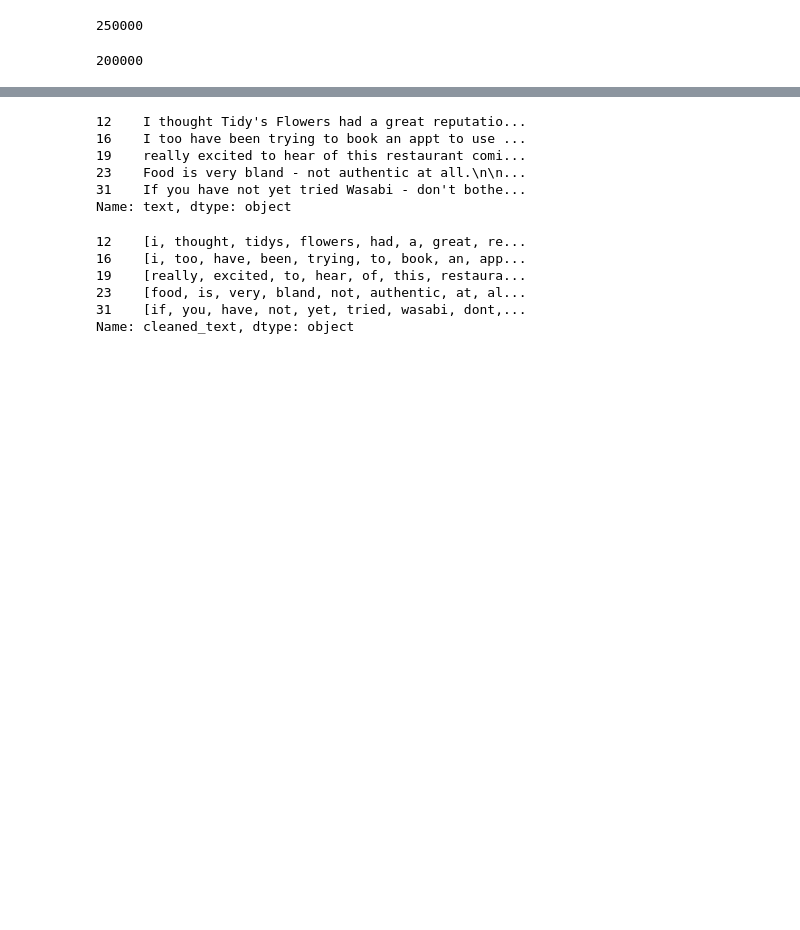
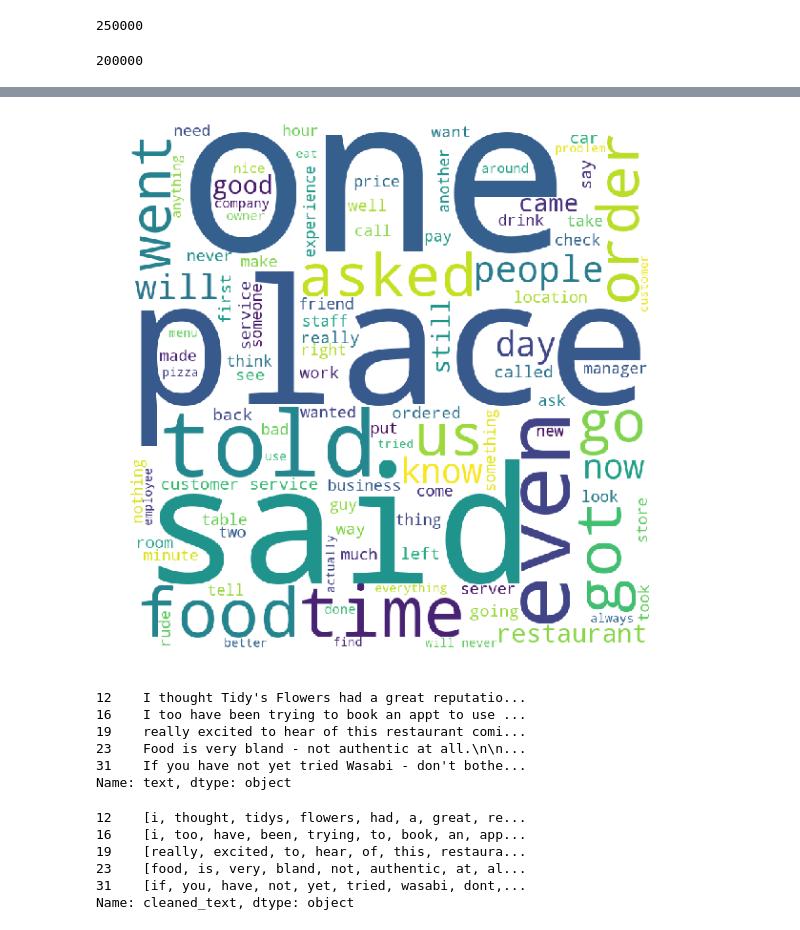
Before and after one commit to karinahou/Springboard-Capstone2-Yelp, a Jupyter notebook: Capstone2_Yelp_Binary.ipynb, the cells around one changed output, grey strips where cells are left out. Saved outputs shown, nothing was run; the diff lists cells and outputs as text; code cells hidden in the pictures; blank space fills up the shorter version.

```diff
--- a/Capstone2_Yelp_Binary.ipynb
+++ b/Capstone2_Yelp_Binary.ipynb
@@ -99,8 +91,7 @@ print(five_star_reviews.head())
 # %%
 #read review text reviews with only 1 star ratings for word cloud
-'''
+
 one_star_reviews = yelp_reviews_equal.loc[(yelp_reviews_equal['stars']==1)]
-one_star_reviews = one_star_reviews.head(40000)
+one_star_reviews = one_star_reviews.head(10000)
 print(one_star_reviews.head())
 print("1 Star Review Size", len(one_star_reviews))
-'''
@@ -149,7 +159,7 @@ plt.show()
 # Python program to generate WordCloud
 
 #word cloud for 10k of 1 star reviews
-'''
+
 wc_one_star_reviews = one_star_reviews.head(10000)
 
 comment_words = ' '
@@ -157,34 +167,35 @@ stopwords = set(STOPWORDS)
 # iterate through the csv file
 for val in wc_one_star_reviews.text:
 
     # typecaste each val to string
     val = str(val)
 
     # split the value
     tokens = val.split()
 
     # Converts each token into lowercase
     for i in range(len(tokens)):
         tokens[i] = tokens[i].lower()
 
     for words in tokens:
         comment_words = comment_words + words + ' '
 
 
 wordcloud = WordCloud(width = 800, height = 800,
                 background_color ='white',
                 stopwords = stopwords,
                 min_font_size = 10,
                 max_words = 100).generate(comment_words)
 
 # plot the WordCloud image
 plt.figure(figsize = (8, 8), facecolor = None)
 plt.imshow(wordcloud)
 plt.axis("off")
 plt.tight_layout(pad = 0)
 
 plt.show()
-'''
+# %% [output]
+[figure, added]
 # %%
 yelp_reviews_equal.text.head()
 # %% [output]
```
Also changed, not shown: parts of 8 cells of this notebook.
